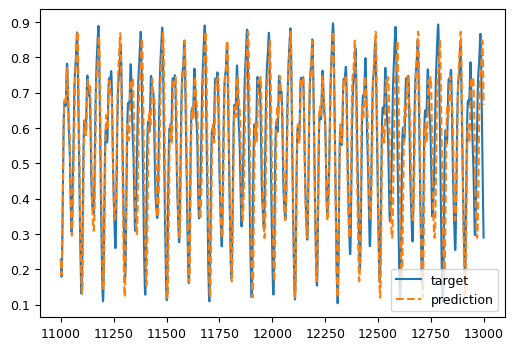
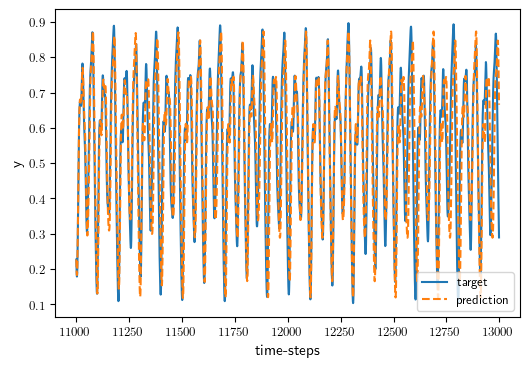
The change to this notebook cell's code, shown as a diff; its figure went from the first image to the second:
--- before
+++ after
@@ -10,5 +10,5 @@
     'ytick.labelsize': 9,
     'figure.figsize': (6, 4), # Full width
-    'text.usetex': False       # Uses LaTeX to render the text
+    'text.usetex': True       # Uses LaTeX to render the text
 })
 
@@ -21,3 +21,5 @@
 plt.plot(T,y_test,label='target')
 plt.plot(T,y_pred,linestyle='--',label='prediction')
+plt.xlabel('time-steps')
+plt.ylabel('y')
 plt.legend()

Commit: Rough work.